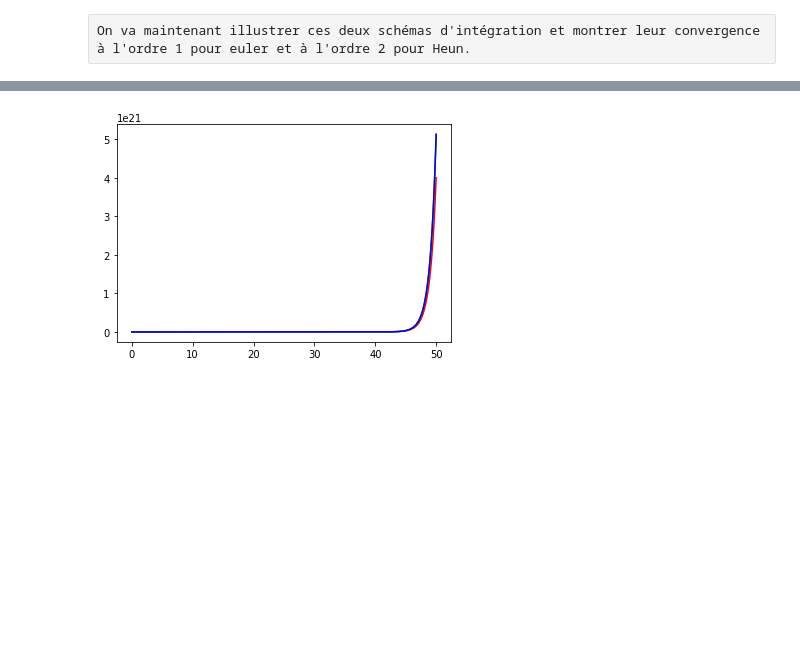
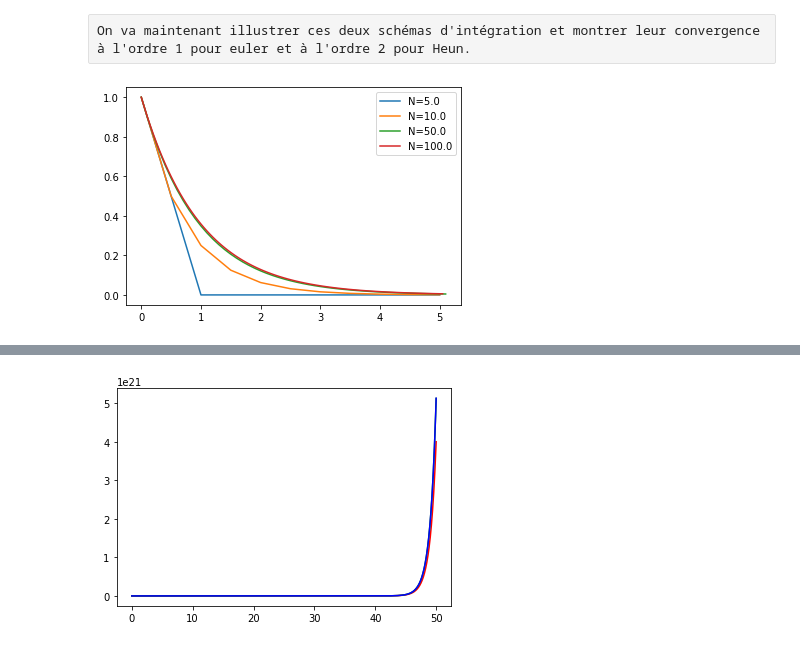
Before and after one commit to BenjaminPiet/Projet-Equa-Diff, a Jupyter notebook: Equa_diff.ipynb, the cells around one changed output, grey strips where cells are left out. Saved outputs shown, nothing was run; the diff lists cells and outputs as text; code cells hidden in the pictures; blank space fills up the shorter version.

Commit message:
Test et convergence euler

```diff
--- a/Equa_diff.ipynb
+++ b/Equa_diff.ipynb
@@ -39,0 +38,16 @@ On va maintenant illustrer ces deux schémas d'intégration et montrer leur conv
+# %%
+#Pour euler explicite
+
+def f(x,t):
+    return -x
+x0=1
+t0=0
+tf=5
+Dt=[1,0.5,0.1,0.05]
+for dt in Dt:
+    T,X=solve_euler_explicit(f,t0,tf,x0,dt)
+    plt.plot(T,X, label=f"N={5/dt}")
+    plt.legend()
+plt.show()
+# %% [output]
+[figure, added]
```
Also changed, not shown: parts of 4 cells of this notebook.
